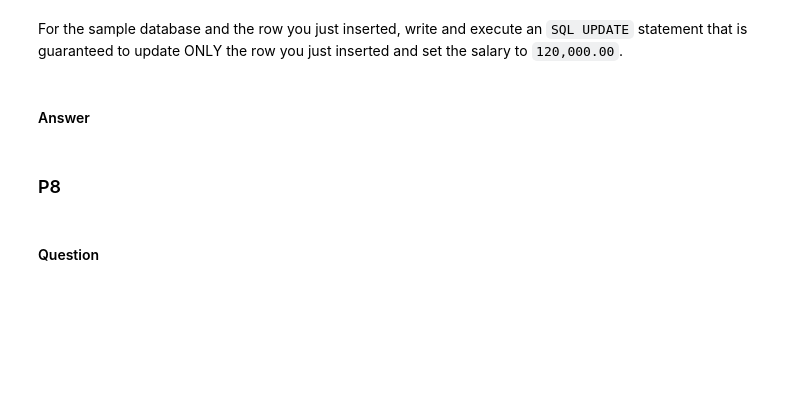
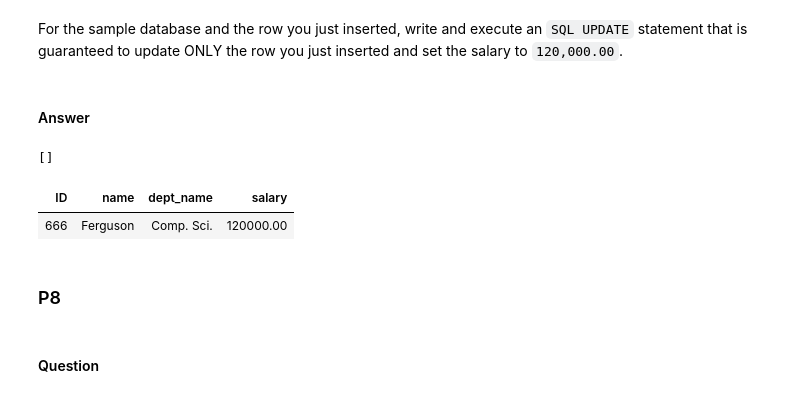
Before and after one commit to ChefAharoni/W4111-Intro-to-Databases-Spring-2026, a Jupyter notebook: Homework/HW1/aa5471-W4111-spring-2026-002-HW1b.ipynb, the cells around one changed output. Cells and saved outputs as stored; diff of their text form; code cells hidden in the pictures; blank space fills up the shorter version.

```diff
--- a/Homework/HW1/aa5471-W4111-spring-2026-002-HW1b.ipynb
+++ b/Homework/HW1/aa5471-W4111-spring-2026-002-HW1b.ipynb
@@ -473,3 +488,18 @@
+# %%
+%%sql
+use db_book;
+update instructor
+set salary = 120000.00
+where id = 666;
+# %% [output]
+[]
+# %%
+%%sql
+use db_book;
+select * from instructor where id = 666;
+# %% [output]
+| ID | name | dept_name | salary |
+| 666 | Ferguson | Comp. Sci. | 120000.00 |
 # %% [markdown]
 ### P8
 # %% [markdown]
```
Also changed, not shown: parts of 7 cells of this notebook.
